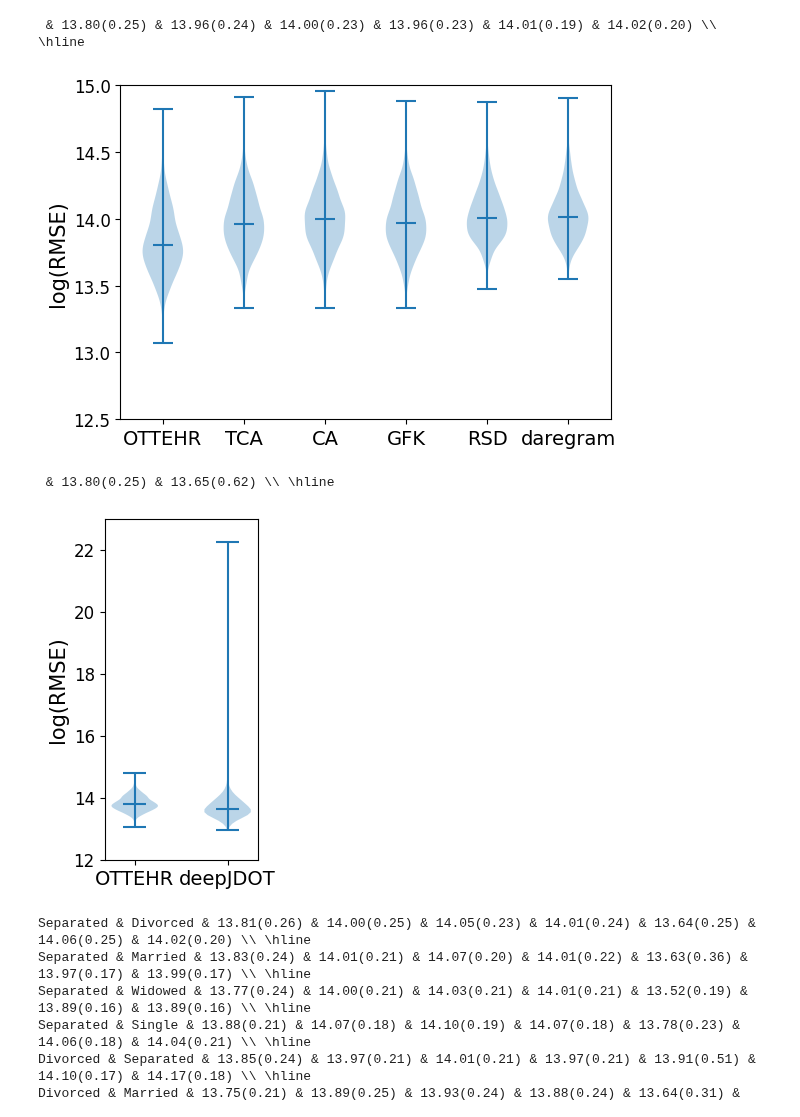
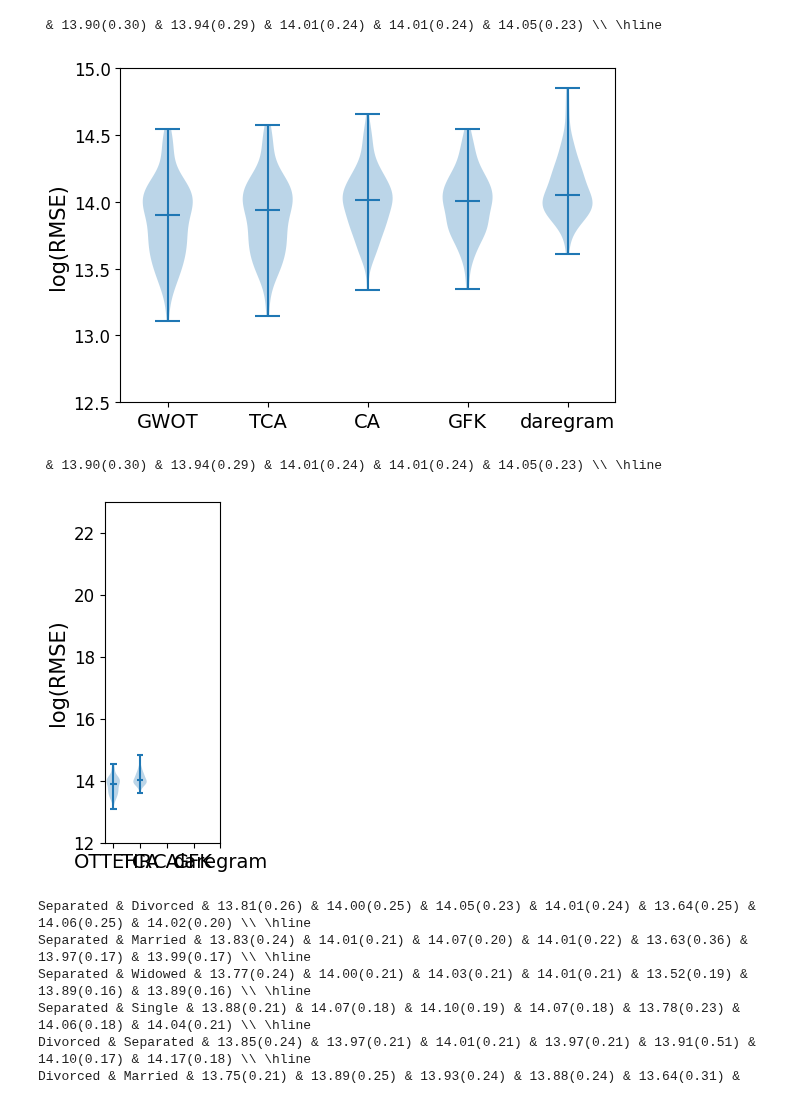
Before and after one commit to causalpathlab/EHR-OT, a Jupyter notebook: mimiciii_exp/admission/analyze_accuracy.ipynb, the cells around one changed output. Cells and saved outputs as stored; diff of their text form; code cells hidden in the pictures.

Commit message:
added benchmark results

```diff
--- a/mimiciii_exp/admission/analyze_accuracy.ipynb
+++ b/mimiciii_exp/admission/analyze_accuracy.ipynb
@@ -43,10 +43,13 @@ def stats_for_metrics(group_name, group_1, group_2, eval_metric, trans_metrics,
     :param str trans_metric: transporting metric, OT or DeepJDOT
     """
     metric_stats = []
-    score_dir = mimic_output_dir
+    score_dir = None
+    if group_name == 'insurance':
+        score_dir = mimic_output_dir
+    elif group_name == 'version':
+        score_dir = cross_output_dir
     for trans_metric in trans_metrics:
-        score_path = os.path.join(score_dir, f"{group_name}_{group_2}2{group_1}_{trans_metric}.csv")
-
+        score_path = os.path.join(score_dir, f"{group_name}_{group_2}_to_{group_1}_{trans_metric}.csv")
         score_df = pd.read_csv(score_path, header=0, index_col=None)
 
         # get target metric
@@ -61,7 +64,7 @@ def print_median_std(ratios, trans_metrics, eval_metric):
     for i, trans_metric in enumerate(trans_metrics):
         print(f'{eval_metric} for {trans_metric}, Median: {median(ratios[i]):.1%}, Stdev: {stdev(ratios[i]):.1%}')
 # %%
-score_dir = f"/home/{user_id}/OTTEHR/outputs/mimic_iii/"
+# score_dir = f"/home/{user_id}/OTTEHR/outputs/mimic_iii/"
 
 # eval_metric = 'MAE'
 eval_metric = 'RMSE'
@@ -69,8 +72,12 @@ eval_metric = 'RMSE'
 # group_name = 'insurance'
 # groups = ['Self_Pay', 'Private', 'Government', 'Medicare', 'Medicaid']
 
-group_name = 'marital_status'
-groups = ['SEPARATED', 'DIVORCED', 'MARRIED','WIDOWED', 'SINGLE']
+# group_name = 'marital_status'
+# groups = ['SEPARATED', 'DIVORCED', 'MARRIED','WIDOWED', 'SINGLE']
+
+score_dir = f"/home/{user_id}/OTTEHR/outputs/cross/"
+group_name = 'version'
+groups = ['mimic_iii', 'mimic_iv']
 # %%
 def print_latex(source, target, stats, filter_na = True):
     """
@@ -93,6 +100,8 @@ def print_latex(source, target, stats, filter_na = True):
 # Include this in the main manuscript
 
 trans_metrics = ['OT', 'TCA', 'CA', 'GFK','RSD','daregram']
+if group_name == 'version':
+    trans_metrics = ['GWOT', 'TCA', 'CA', 'GFK','daregram']
 trans_metric_labels = []
 for metric in trans_metrics:
     if metric == 'OT':
@@ -105,6 +114,8 @@ stats_combined = None
 for group_1 in groups:
     for group_2 in groups:
         if group_1 == group_2:
+            continue
+        if group_name == 'version' and group_1 != 'mimic_iv' and group_2 != 'mimic_iii':
             continue
         stats = stats_for_metrics(group_name, group_1, group_2, eval_metric, trans_metrics, filter_na=False)
         if stats_combined is None:
@@ -113,43 +124,44 @@ for group_1 in groups:
             stats_combined = np.concatenate((stats_combined, stats), axis=1)
 
 # Print population median and standard deviation
 print_str = ""
 for i, trans_metric in enumerate(trans_metrics):
     if trans_metric == 'RSD': # filter out na for RSD
         filtered_RSD_results = [x for x in stats_combined[i] if not pd.isna(x)]
         print_str += f' & {median(filtered_RSD_results):.2f}({stdev(filtered_RSD_results):.2f})'
     else:
         print_str += f' & {median(stats_combined[i]):.2f}({stdev(stats_combined[i]):.2f})'
 print_str += ' \\\ \hline'
 
 print(print_str)
 
 # Plot the dataframe
 plt.figure(figsize=[6, 4])
 
-plt.violinplot([stats_combined[0], stats_combined[1], stats_combined[2], stats_combined[3], filtered_RSD_results, stats_combined[5]], showmedians=True)
+# plt.violinplot([stats_combined[0], stats_combined[1], stats_combined[2], stats_combined[3], filtered_RSD_results, stats_combined[5]], showmedians=True)
+plt.violinplot([stats_combined[0], stats_combined[1], stats_combined[2], stats_combined[3], stats_combined[4]], showmedians=True)
 
 plt.xticks(range(1, len(trans_metrics)+1), labels=trans_metric_labels)
 plt.ylabel(f"log({eval_metric})", fontsize=15)
 plt.yticks(fontsize=12)
 plt.xticks(fontsize=12)
 ax = plt.gca()
 ax.set_xticklabels(labels=trans_metric_labels, fontsize=14)
 plt.ylim(12.5, 15)
 fig_path = os.path.join(mimic_output_dir, f"{group_name}_{eval_metric}.pdf")
 plt.tight_layout()
 plt.savefig(fig_path, bbox_inches='tight')
 plt.show()
 # %% [output]
- & 13.80(0.25) & 13.96(0.24) & 14.00(0.23) & 13.96(0.23) & 14.01(0.19) & 14.02(0.20) \\ \hline
+ & 13.90(0.30) & 13.94(0.29) & 14.01(0.24) & 14.01(0.24) & 14.05(0.23) \\ \hline
-[figure, old version]
+[figure, new version]
 # %%
 # Present the overall performance for OTTEHR and deepJDOT
 # Include this in the main manuscript
-trans_metrics = ['OT', 'deepJDOT']
+
 trans_metric_labels = []
 for metric in trans_metrics:
-    if metric == 'OT':
+    if metric == 'OT' or metric == 'GWOT':
         trans_metric_labels.append('OTTEHR')
     else:
         trans_metric_labels.append(metric)
@@ -159,6 +171,8 @@ stats_combined = None
 for group_1 in groups:
     for group_2 in groups:
         if group_1 == group_2:
+            continue
+        if group_name == 'version' and group_1 != 'mimic_iv' and group_2 != 'mimic_iii':
             continue
         stats = stats_for_metrics(group_name, group_1, group_2, eval_metric, trans_metrics, filter_na=False)
         if stats_combined is None:
@@ -199,8 +213,8 @@ plt.tight_layout()
 plt.savefig(fig_path, bbox_inches='tight')
 plt.show()
 # %% [output]
- & 13.80(0.25) & 13.65(0.62) \\ \hline
+ & 13.90(0.30) & 13.94(0.29) & 14.01(0.24) & 14.01(0.24) & 14.05(0.23) \\ \hline
-[figure, old version]
+[figure, new version]
 # %%
 # Calculate the pairwise performance for OTTEHR, TCA, CA, GFK and deepJDOT
 # Include this in the supplementary materials
```
Also changed, not shown: 18 other files.
